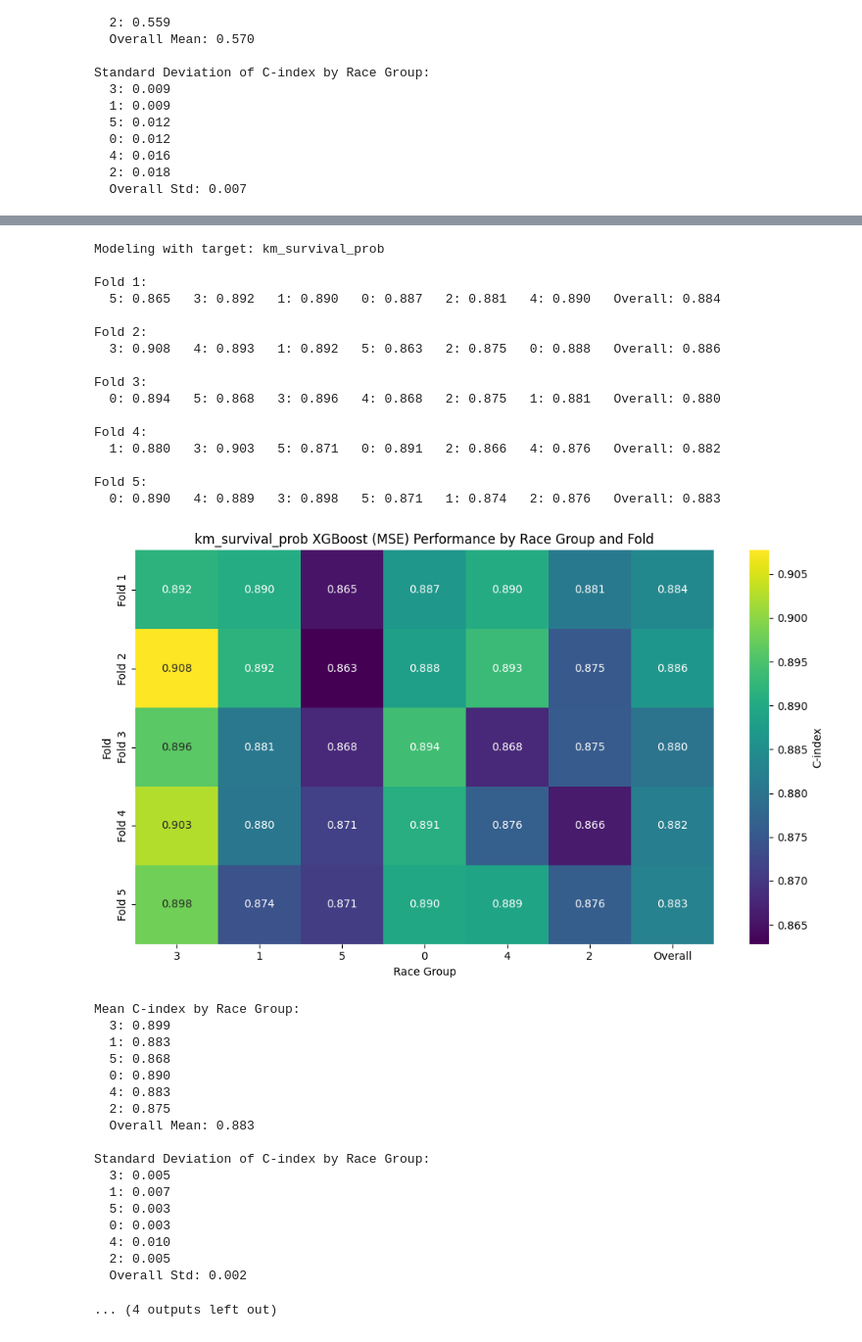
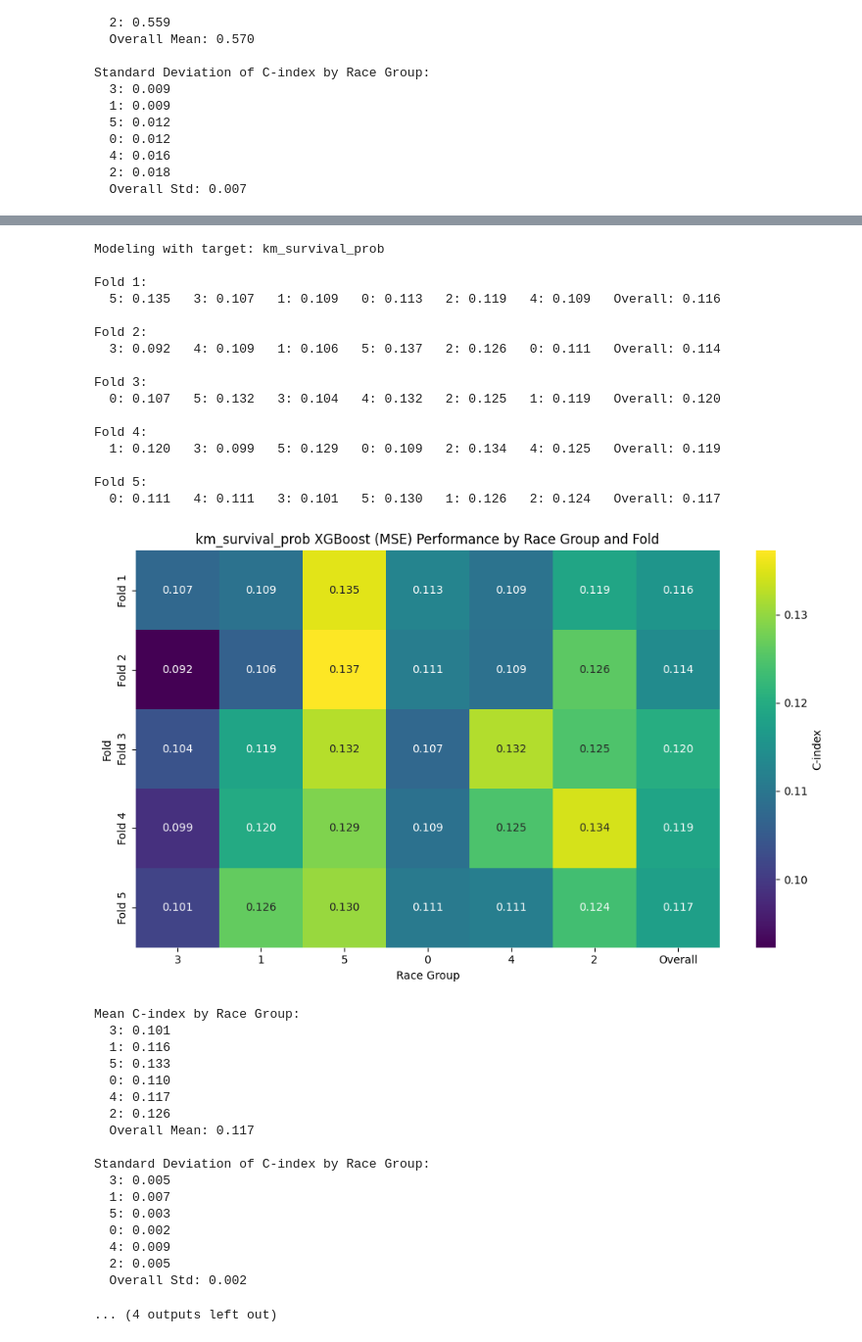
Before and after one commit to MooseML/CIBMTR-HCT-Survival-Predictions, a Jupyter notebook: notebooks/EDA.ipynb, the cells around one changed output, grey strips where cells are left out. Shown at 98% size. Saved outputs shown, nothing was run; the diff lists cells and outputs as text; code cells hidden in the pictures.

```diff
--- a/notebooks/EDA.ipynb
+++ b/notebooks/EDA.ipynb
@@ -998,8 +970,7 @@ Standard Deviation of C-index by Race Group:
   2: 0.018
   Overall Std: 0.007
 # %%
-# Assuming df_train is output from fe.feature_engineering_pipeline(..., train=True)
-# Step 2: Add back engineered target columns
+# add back engineered target columns
 df_train = processed['X'].copy()
 df_train['efs'] = processed['efs']
 df_train['efs_time'] = processed['efs_time']
@@ -1007,13 +978,13 @@ df_train['race_group'] = processed['race_group']
 df_train['efs_as_feat'] = df_train['efs'].astype(int)
 sample_weights = np.where(df_train["efs"] == 1, 0.6, 0.4)
 
-# Step 3: Add engineered targets (KM, log time, hazard, etc.)
+# add engineered targets (KM, log time, hazard, etc.)
 df_train = fe.prepare_targets(df_train, model_type='tree', train=True)
 
-# Step 4: Identify features (dropping known target leakage cols)
+# identify features (dropping known target leakage cols)
 drop_leaky_cols = ['efs', 'efs_time', 'log_efs_time', 'ranked_efs_time',
                    'km_survival_prob', 'na_cum_hazard', 'neg_exp_na_cum_hazard',
-                   'target_norm', 'ID', 'race_group']
+                   'target_norm', 'ID', 'race_group', 'km_true', 'na_true']
 features = [col for col in df_train.columns if col not in drop_leaky_cols]
 # Now df_train will have log_efs_time, ranked_efs_time, km_survival_prob, etc.
 
@@ -1045,7 +1016,7 @@ for col, label in targets_to_plot.items():
         y_tr = df_train.iloc[idx_tr][col]
         w_tr = sample_weights[idx_tr]
 
-        # Ensure object columns are converted to categorical for XGBoost
+        # object columns are converted to categorical for XGBoost
         for df_part in [X_tr, X_va]:
             obj_cols = df_part.select_dtypes(include='object').columns
             for obj_col in obj_cols:
@@ -1065,7 +1036,6 @@ for col, label in targets_to_plot.items():
         y_va_pred = model.predict(X_va)
         evaluate_fold(y_pred=y_va_pred, fold=fold, df_val=df_train.iloc[idx_va], time=df_train.iloc[idx_va].efs_time.values, event_observed=df_train.iloc[idx_va].efs.values)
 
-
     display_overall(f"{col} XGBoost (MSE)")
     print()
 # %% [output]
@@ -1143,35 +1113,35 @@ Standard Deviation of C-index by Race Group:
 Modeling with target: km_survival_prob
 
 Fold 1:
-  5: 0.865   3: 0.892   1: 0.890   0: 0.887   2: 0.881   4: 0.890   Overall: 0.884
+  5: 0.135   3: 0.107   1: 0.109   0: 0.113   2: 0.119   4: 0.109   Overall: 0.116
 
 Fold 2:
-  3: 0.908   4: 0.893   1: 0.892   5: 0.863   2: 0.875   0: 0.888   Overall: 0.886
+  3: 0.092   4: 0.109   1: 0.106   5: 0.137   2: 0.126   0: 0.111   Overall: 0.114
 
 Fold 3:
-  0: 0.894   5: 0.868   3: 0.896   4: 0.868   2: 0.875   1: 0.881   Overall: 0.880
+  0: 0.107   5: 0.132   3: 0.104   4: 0.132   2: 0.125   1: 0.119   Overall: 0.120
 
 Fold 4:
-  1: 0.880   3: 0.903   5: 0.871   0: 0.891   2: 0.866   4: 0.876   Overall: 0.882
+  1: 0.120   3: 0.099   5: 0.129   0: 0.109   2: 0.134   4: 0.125   Overall: 0.119
 
 Fold 5:
-  0: 0.890   4: 0.889   3: 0.898   5: 0.871   1: 0.874   2: 0.876   Overall: 0.883
+  0: 0.111   4: 0.111   3: 0.101   5: 0.130   1: 0.126   2: 0.124   Overall: 0.117
-[figure, old version]
+[figure, new version]
 Mean C-index by Race Group:
-  3: 0.899
-  1: 0.883
-  5: 0.868
-  0: 0.890
-  4: 0.883
-  2: 0.875
-  Overall Mean: 0.883
+  3: 0.101
+  1: 0.116
+  5: 0.133
+  0: 0.110
+  4: 0.117
+  2: 0.126
+  Overall Mean: 0.117
 
 Standard Deviation of C-index by Race Group:
   3: 0.005
   1: 0.007
   5: 0.003
-  0: 0.003
-  4: 0.010
+  0: 0.002
+  4: 0.009
   2: 0.005
   Overall Std: 0.002
 ... (4 outputs left out)
```
Also changed, not shown: parts of 14 cells of this notebook.
